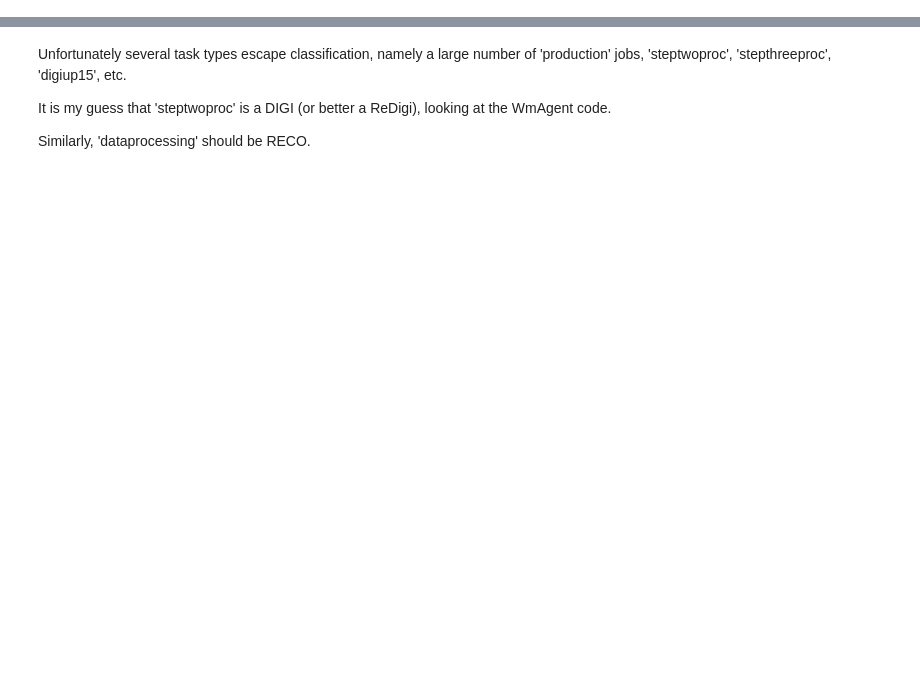
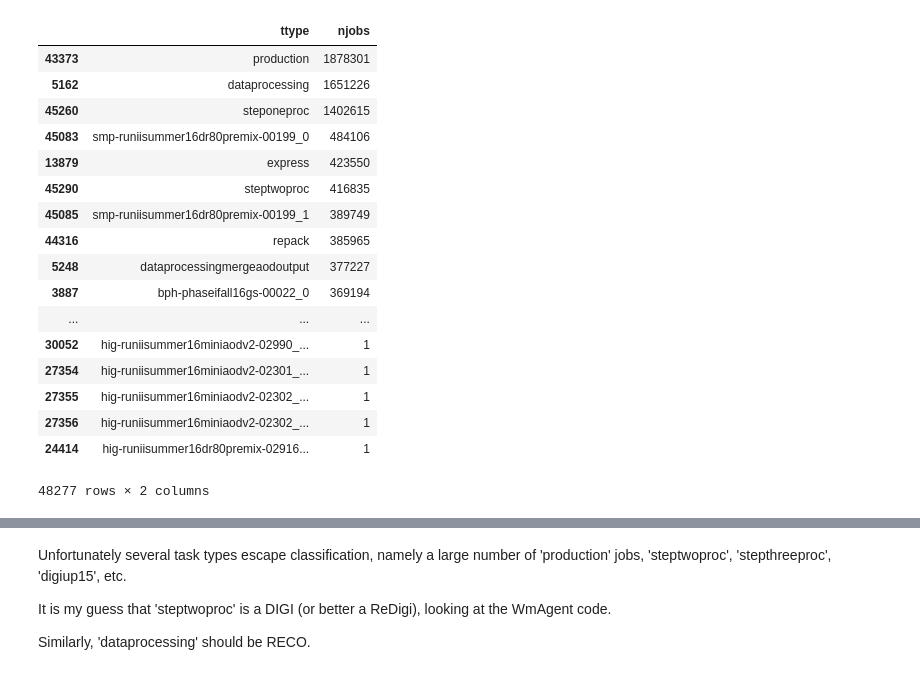
Before and after one commit to sciaba/ATLAS-CPU-time-analysis, a Jupyter notebook: Notebooks/CMS Task Type classification.ipynb, the cells around one changed output, grey strips where cells are left out. Saved outputs shown, nothing was run; the diff lists cells and outputs as text; code cells hidden in the pictures; blank space fills up the shorter version.

```diff
--- a/Notebooks/CMS Task Type classification.ipynb
+++ b/Notebooks/CMS Task Type classification.ipynb
@@ -239,6 +245,30 @@ def tasktype2(row):
     return tt
 # %%
 df['tasktype'] = df.apply(lambda row: tasktype2(row), axis=1)
+# %%
+grouped = df.groupby(['ttype'], as_index=False)
+a = grouped.agg({'njobs': 'sum'})
+# %%
+a.sort_values('njobs', ascending=False)
+# %% [output]
+|  | ttype | njobs |
+| 43373 | production | 1878301 |
+| 5162 | dataprocessing | 1651226 |
+| 45260 | steponeproc | 1402615 |
+| 45083 | smp-runiisummer16dr80premix-00199_0 | 484106 |
+| 13879 | express | 423550 |
+| 45290 | steptwoproc | 416835 |
+| 45085 | smp-runiisummer16dr80premix-00199_1 | 389749 |
+| 44316 | repack | 385965 |
+| 5248 | dataprocessingmergeaodoutput | 377227 |
+| 3887 | bph-phaseifall16gs-00022_0 | 369194 |
+| ... | ... | ... |
+| 30052 | hig-runiisummer16miniaodv2-02990_... | 1 |
+| 27354 | hig-runiisummer16miniaodv2-02301_... | 1 |
+| 27355 | hig-runiisummer16miniaodv2-02302_... | 1 |
+| 27356 | hig-runiisummer16miniaodv2-02302_... | 1 |
+| 24414 | hig-runiisummer16dr80premix-02916... | 1 |
+48277 rows × 2 columns
 # %%
 grouped = df.groupby(['tasktype'], as_index=False)
 a = grouped.agg({'njobs': 'sum'})
```
Also changed, not shown: parts of 6 cells of this notebook, 3 other files.
